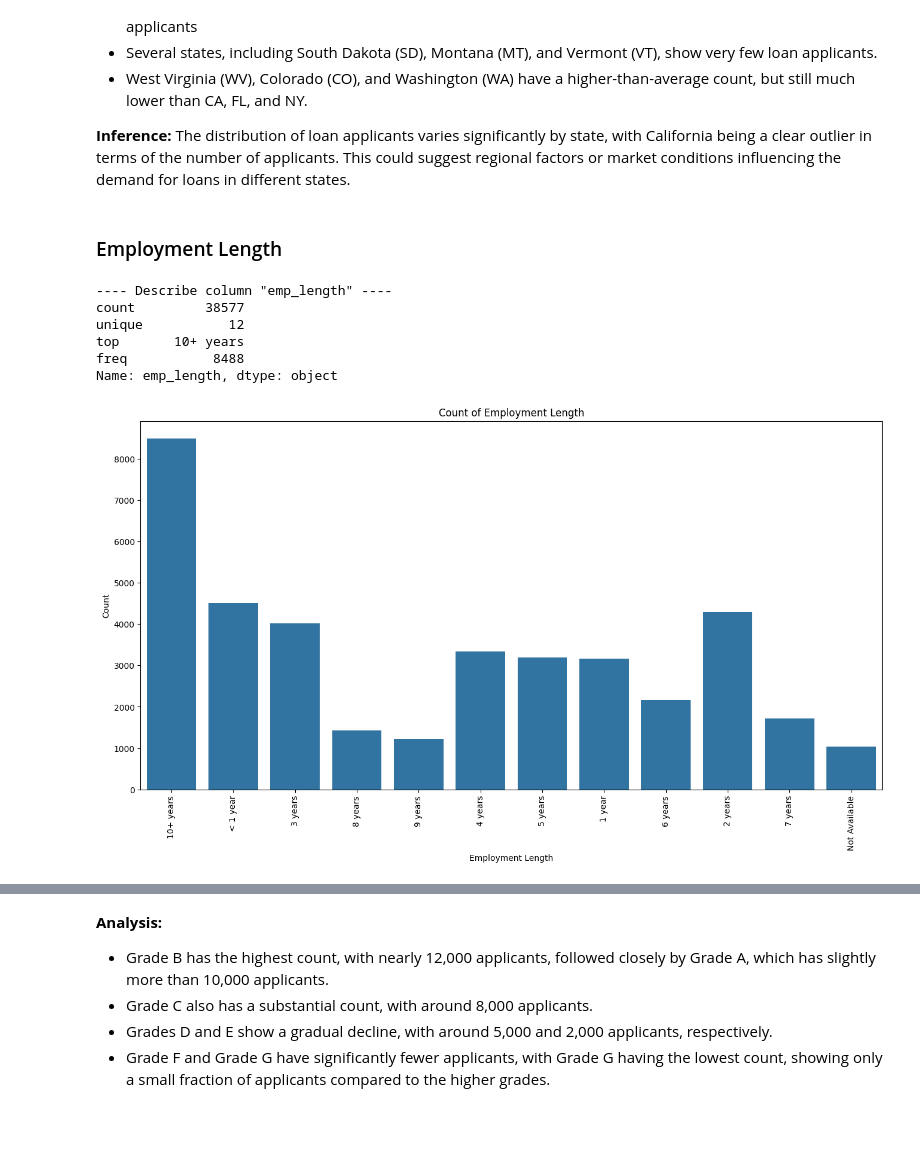
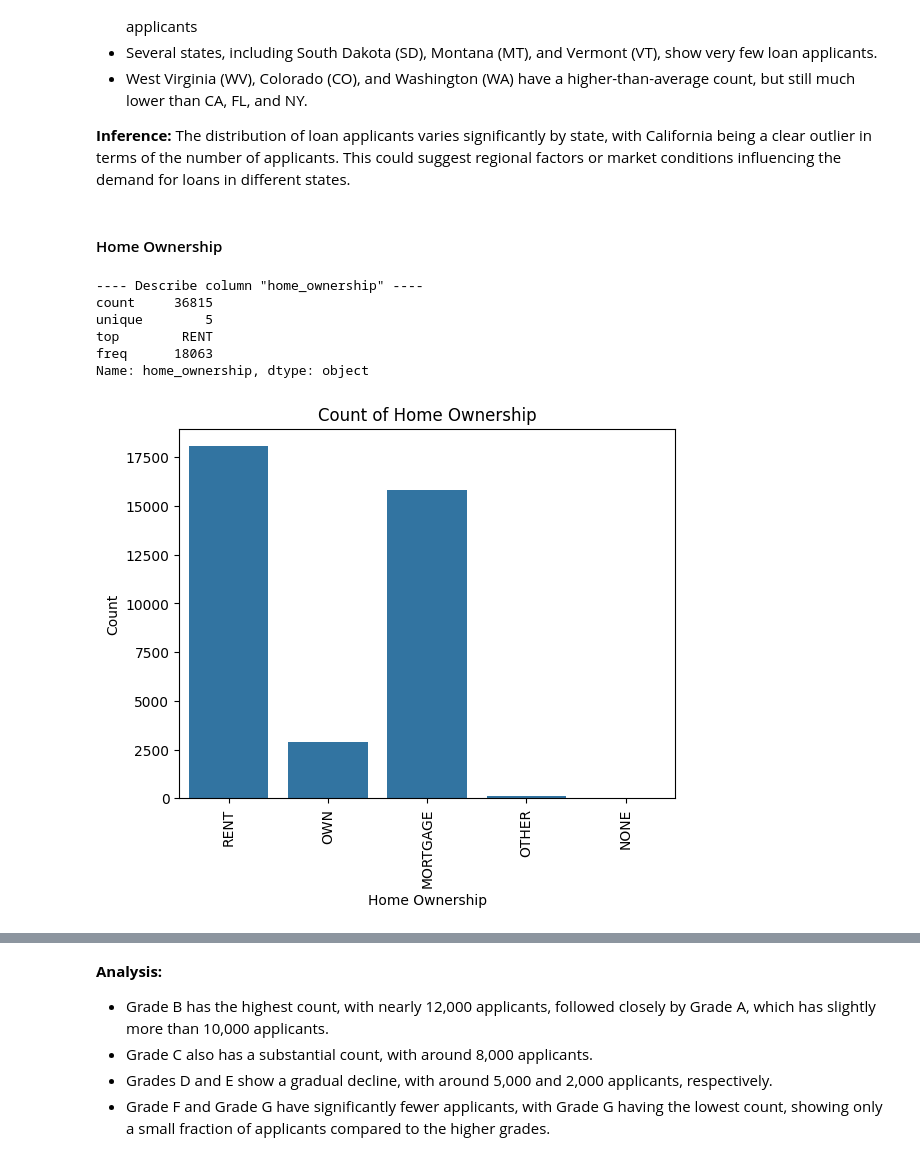
Before and after one commit to kk20krishna/Lending-Club-Case-Study, a Jupyter notebook: Lending_Club_Case_Study.ipynb, the cells around one changed output, grey strips where cells are left out. Drawn from its saved outputs; the diff is of its cells as text; code cells hidden in the pictures; blank space fills up the shorter version.

```diff
--- a/Lending_Club_Case_Study.ipynb
+++ b/Lending_Club_Case_Study.ipynb
@@ -484,0 +488,19 @@ In the dataset, all outliers come from discrete numeric variables, except for th
+# %%
+# Calculate the IQR for annual_inc
+Q1_annual_inc = df['annual_inc'].quantile(0.25)
+Q3_annual_inc = df['annual_inc'].quantile(0.75)
+IQR_annual_inc = Q3_annual_inc - Q1_annual_inc
+
+# Define outlier boundaries for annual_inc
+lower_bound_annual_inc = Q1_annual_inc - 1.5 * IQR_annual_inc
+upper_bound_annual_inc = Q3_annual_inc + 1.5 * IQR_annual_inc
+
+print('rows in data:', len(df))
+print('Outliers to be removed from annual_inc')
+print('Lower to be removed:', len(df[(df['annual_inc'] < lower_bound_annual_inc)]) )
+print('Upper to be removed:', len(df[(df['annual_inc'] > upper_bound_annual_inc)]) )
+
+# Remove outliers from annual_inc
+df = df[(df['annual_inc'] >= lower_bound_annual_inc) & (df['annual_inc'] <= upper_bound_annual_inc)]
+
+print('Rows in data after removal:', len(df))
@@ -640,15 +668,15 @@ Name: addr_state, dtype: object
 
 **Inference:**
 The distribution of loan applicants varies significantly by state, with California being a clear outlier in terms of the number of applicants. This could suggest regional factors or market conditions influencing the demand for loans in different states.
-# %% [markdown]
-### Employment Length
+# %% [markdown]
+#### Home Ownership
 # %%
-uva(col='emp_length', col_name='Employment Length', data=df, figsize=(16,8))
+uva(col='home_ownership', col_name='Home Ownership', data=df, figsize=None)
 # %% [output]
----- Describe column "emp_length" ----
-count         38577
-unique           12
-top       10+ years
-freq           8488
-Name: emp_length, dtype: object
+---- Describe column "home_ownership" ----
+count     36815
+unique        5
+top        RENT
+freq      18063
+Name: home_ownership, dtype: object
-[figure, old version]
+[figure, new version]
```
Also changed, not shown: parts of 89 cells of this notebook.
